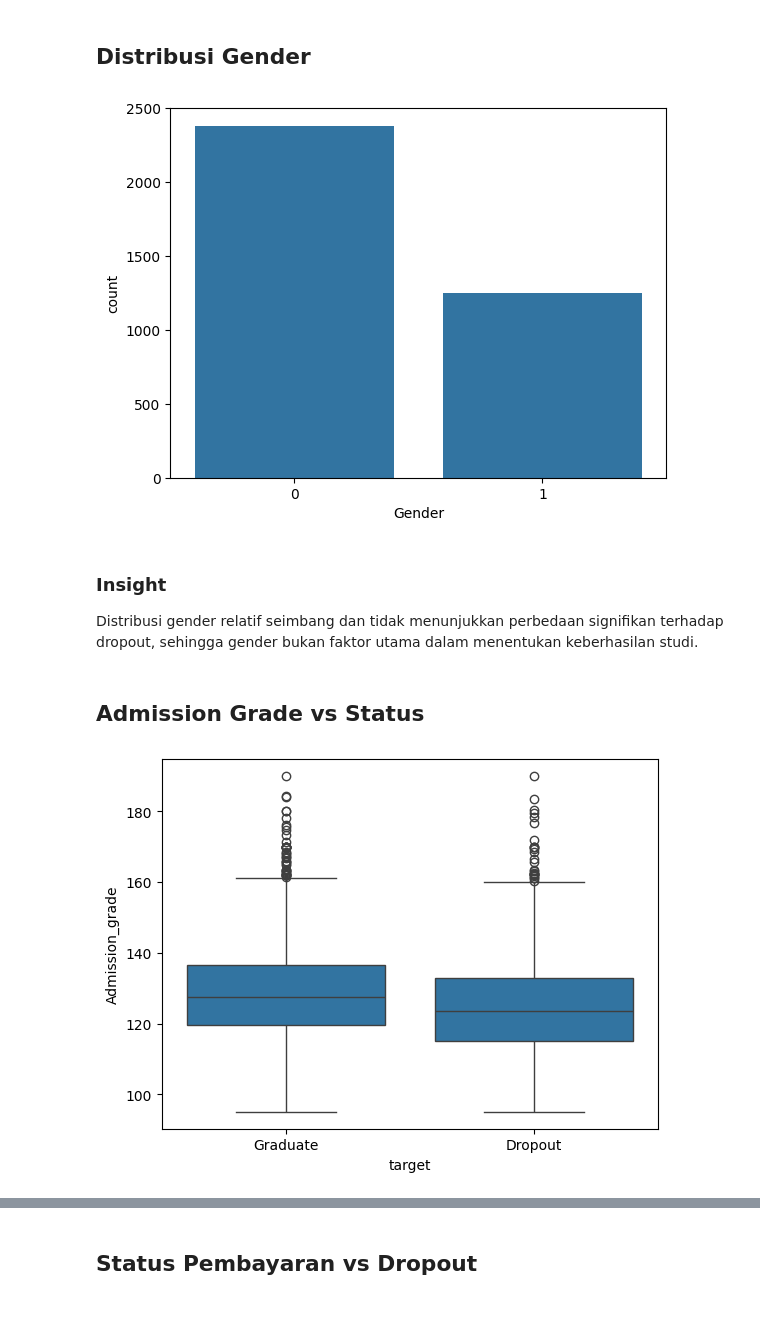
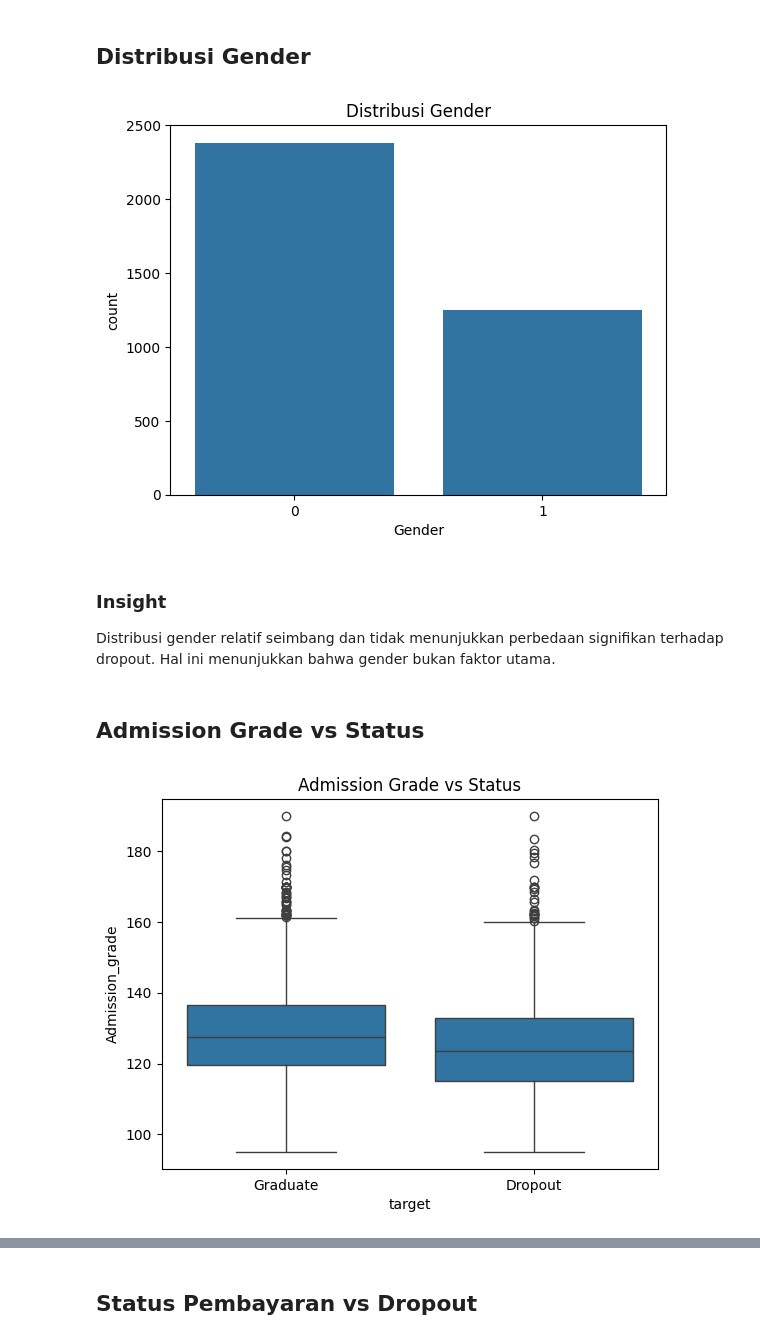
Before and after one commit to bugiscode/Data-Science, a Jupyter notebook: notebook.ipynb, the cells around one changed output, grey strips where cells are left out. Drawn from its saved outputs; the diff is of its cells as text; code cells hidden in the pictures; blank space fills up the shorter version.

```diff
--- a/notebook.ipynb
+++ b/notebook.ipynb
@@ -114,19 +126,22 @@ Sebagian besar mahasiswa berada pada usia awal perkuliahan, namun mahasiswa deng
 ## Distribusi Gender
 # %%
 sns.countplot(x='Gender', data=df)
+plt.title("Distribusi Gender")
 plt.show()
 # %% [output]
-[figure, old version]
+[figure, new version]
 # %% [markdown]
 ### Insight
-Distribusi gender relatif seimbang dan tidak menunjukkan perbedaan signifikan terhadap dropout, sehingga gender bukan faktor utama dalam menentukan keberhasilan studi.
+Distribusi gender relatif seimbang dan tidak menunjukkan perbedaan signifikan terhadap dropout.
+Hal ini menunjukkan bahwa gender bukan faktor utama.
 # %% [markdown]
 ## Admission Grade vs Status
 # %%
 sns.boxplot(x='target', y='Admission_grade', data=df)
 plt.xticks([0,1], ['Graduate','Dropout'])
+plt.title("Admission Grade vs Status")
 plt.show()
 # %% [output]
-[figure, old version]
+[figure, new version]
 # %% [markdown]
 ### Insight
```
Also changed, not shown: parts of 28 cells of this notebook, 1 other file.
